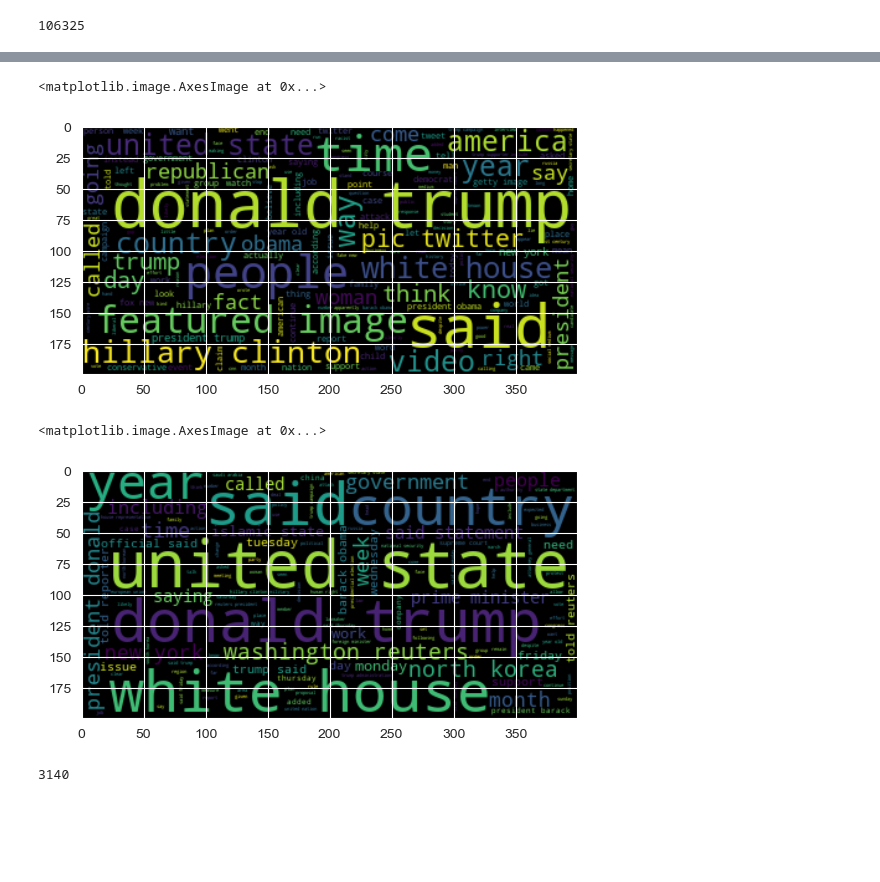
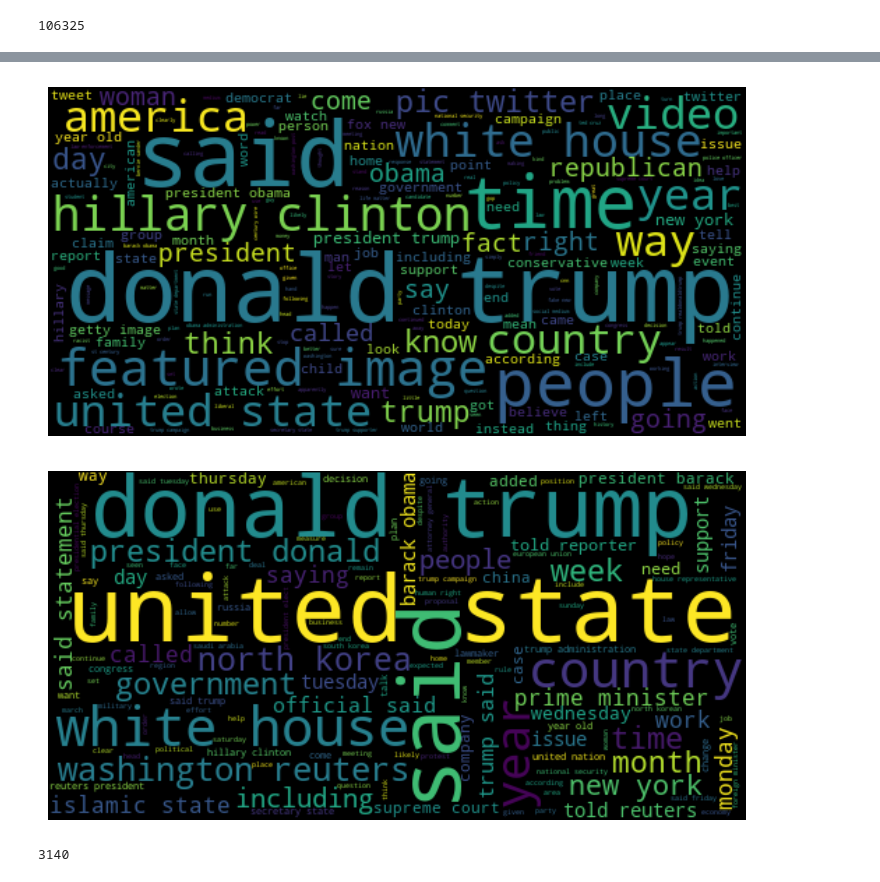
Before and after one commit to chuannarongvat/anlp_at2, a Jupyter notebook: AT2 - Fake news detection.ipynb, the cells around one changed output, grey strips where cells are left out. Cells and saved outputs as stored; diff of their text form; code cells hidden in the pictures; blank space fills up the shorter version.

```diff
--- a/AT2 - Fake news detection.ipynb
+++ b/AT2 - Fake news detection.ipynb
@@ -273,17 +269,21 @@ df_copy.sample(5)
 # %%
 # Word Cloud for fake news
-wc_true = WordCloud().generate(" ".join(df_copy[df_copy["label"] == 0]["updated_relevant_news"]))
+wc_true = WordCloud(width=500, height=250).generate(" ".join(df_copy[df_copy["label"] == 0]["updated_relevant_news"]))
+plt.figure(figsize=(9, 5))
 plt.imshow(wc_true, interpolation='bilinear')
+plt.axis("off")
+plt.show()
 # %% [output]
-<matplotlib.image.AxesImage at 0x...>
-[figure, old version]
+[figure, new version]
 # %%
 # Word Cloud for true news
-wc_true = WordCloud().generate(" ".join(df_copy[df_copy["label"] == 1]["updated_relevant_news"]))
+wc_true = WordCloud(width=500, height=250).generate(" ".join(df_copy[df_copy["label"] == 1]["updated_relevant_news"]))
+plt.figure(figsize=(9, 5))
 plt.imshow(wc_true, interpolation='bilinear')
+plt.axis("off")
+plt.show()
 # %% [output]
-<matplotlib.image.AxesImage at 0x...>
-[figure, old version]
+[figure, new version]
 # %%
 # news_tokenized = []
 # news_tfidf = TfidfVectorizer()
```
Also changed, not shown: parts of 75 cells of this notebook.
